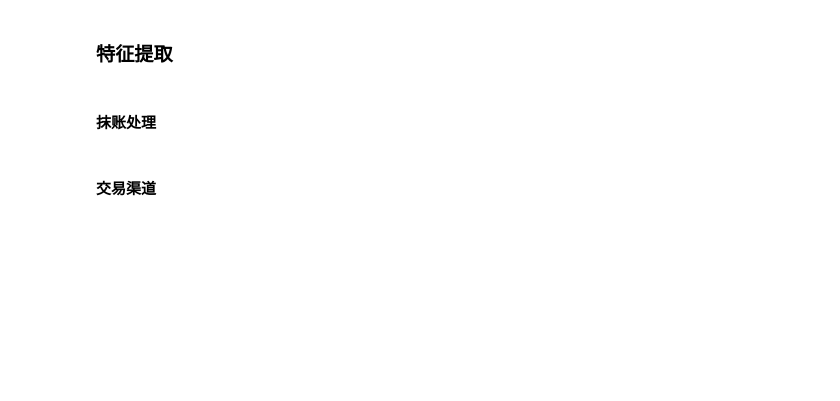
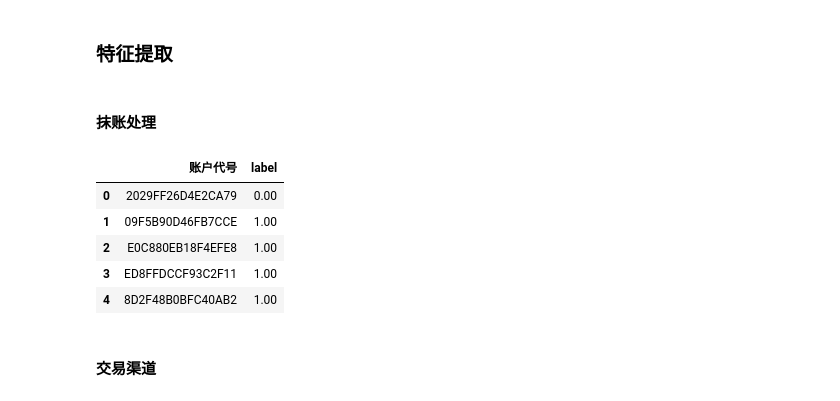
Before and after one commit to HumHumMonster/anaconda, a Jupyter notebook: 风险识别/特征提取.ipynb, the cells around one changed output. Cells and saved outputs as stored; diff of their text form; code cells hidden in the pictures; blank space fills up the shorter version.

```diff
--- a/风险识别/特征提取.ipynb
+++ b/风险识别/特征提取.ipynb
@@ -120,3 +53,12 @@ df_tz_抹账 = df_label_all.copy() ;
+# %%
+df_label_all.head()
+# %% [output]
+|  | 账户代号 | label |
+| 0 | 2029FF26D4E2CA79 | 0.00 |
+| 1 | 09F5B90D46FB7CCE | 1.00 |
+| 2 | E0C880EB18F4EFE8 | 1.00 |
+| 3 | ED8FFDCCF93C2F11 | 1.00 |
+| 4 | 8D2F48B0BFC40AB2 | 1.00 |
 # %%
 list_交易_金额为负_index = list(df_data_交易[df_data_交易["交易金额"] < 0].index)
 list_mz_index = [] ;
```
Also changed, not shown: parts of 36 cells of this notebook, 8 other files.
